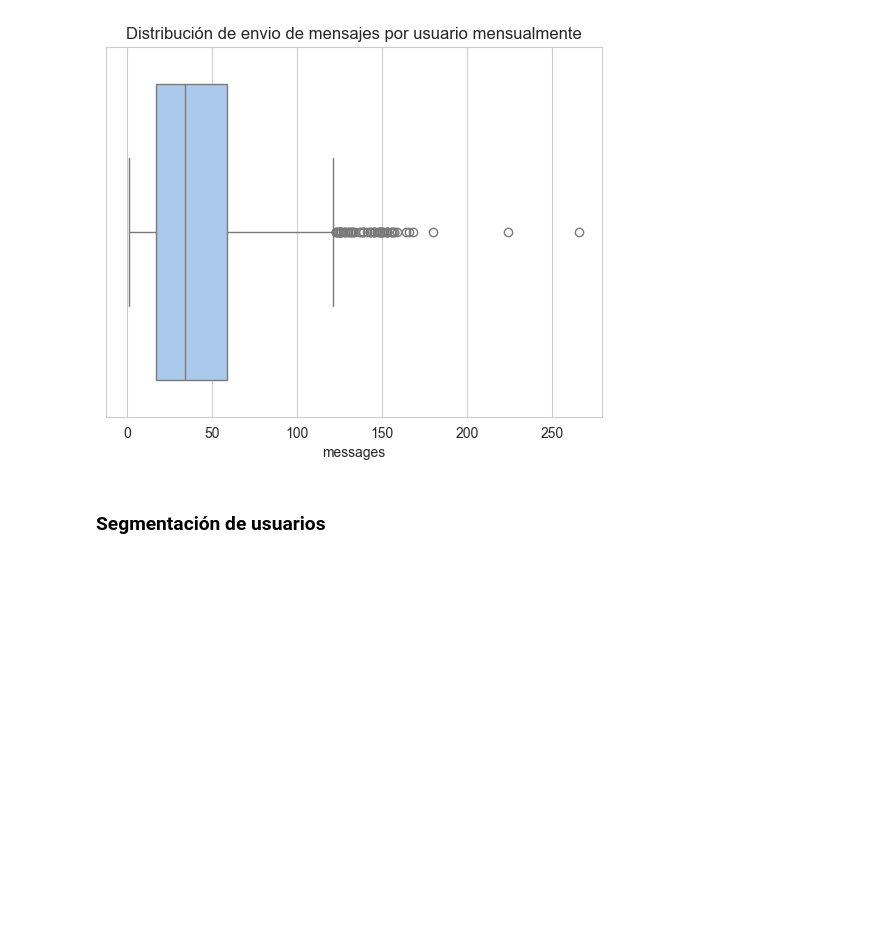
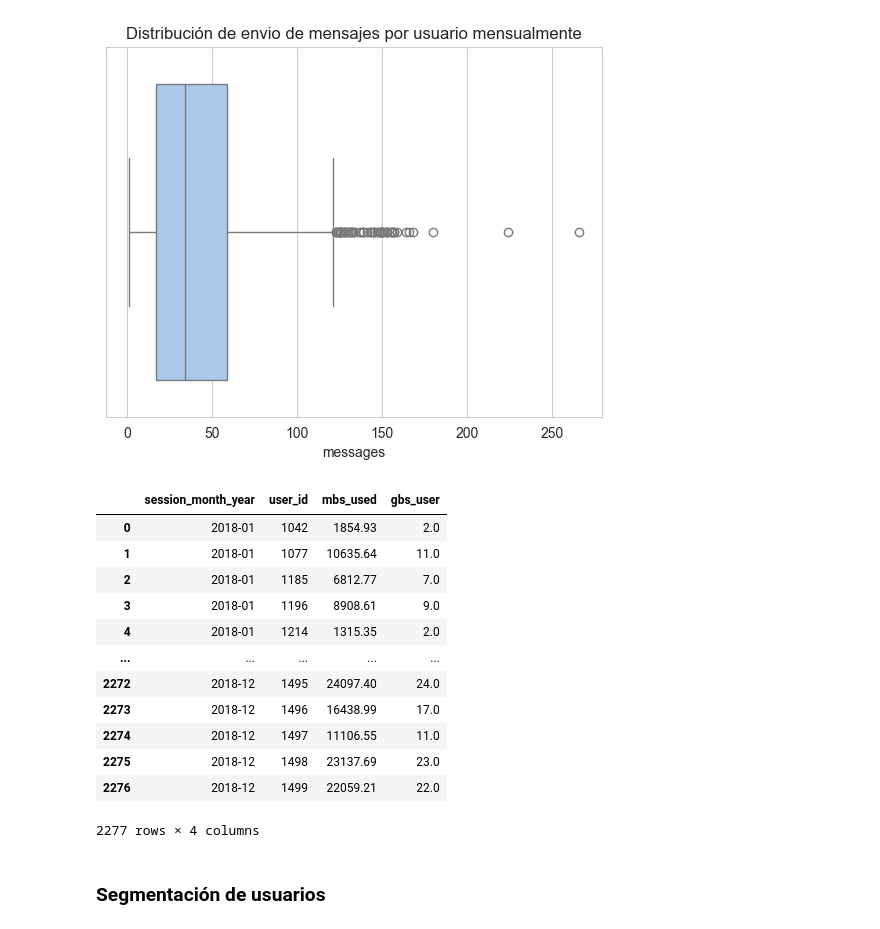
Before and after one commit to zyntonyson/bootcamp_ds_da, a Jupyter notebook: 07-da-v8-patrones-outliers/22-da-v8-preparacion-datos.ipynb, the cells around one changed output. Cells and saved outputs as stored; diff of their text form; code cells hidden in the pictures; blank space fills up the shorter version.

```diff
--- a/07-da-v8-patrones-outliers/22-da-v8-preparacion-datos.ipynb
+++ b/07-da-v8-patrones-outliers/22-da-v8-preparacion-datos.ipynb
@@ -140,5 +201,25 @@ megaline_messages_by_month_user_drop_outliers= megaline_messages_by_month_user[m
 lower= megaline_messages_by_month_user['messages'].min()
 upper= megaline_messages_by_month_user['messages'].quantile(0.99)
 megaline_messages_by_month_user['messages_winsorize']=np.clip(megaline_messages_by_month_user['messages'],lower,upper)
+# %%
+# Agrupación por consumo internet y ajuste de usuarios
+megaline_internet['session_month_year'] = pd.to_datetime(megaline_internet['session_date'],errors='coerce').dt.strftime("%Y-%m")
+internet_user_month=megaline_internet.groupby(['session_month_year','user_id'])['mb_used'].sum().reset_index(name='mbs_used')
+internet_user_month['gbs_user']=np.ceil(internet_user_month['mbs_used']/1024)
+internet_user_month
+# %% [output]
+|  | session_month_year | user_id | mbs_used | gbs_user |
+| 0 | 2018-01 | 1042 | 1854.93 | 2.0 |
+| 1 | 2018-01 | 1077 | 10635.64 | 11.0 |
+| 2 | 2018-01 | 1185 | 6812.77 | 7.0 |
+| 3 | 2018-01 | 1196 | 8908.61 | 9.0 |
+| 4 | 2018-01 | 1214 | 1315.35 | 2.0 |
+| ... | ... | ... | ... | ... |
+| 2272 | 2018-12 | 1495 | 24097.40 | 24.0 |
+| 2273 | 2018-12 | 1496 | 16438.99 | 17.0 |
+| 2274 | 2018-12 | 1497 | 11106.55 | 11.0 |
+| 2275 | 2018-12 | 1498 | 23137.69 | 23.0 |
+| 2276 | 2018-12 | 1499 | 22059.21 | 22.0 |
+2277 rows × 4 columns
 # %% [markdown]
 ### Segmentación de usuarios
```
Also changed, not shown: parts of 20 cells of this notebook, 4 other files.
